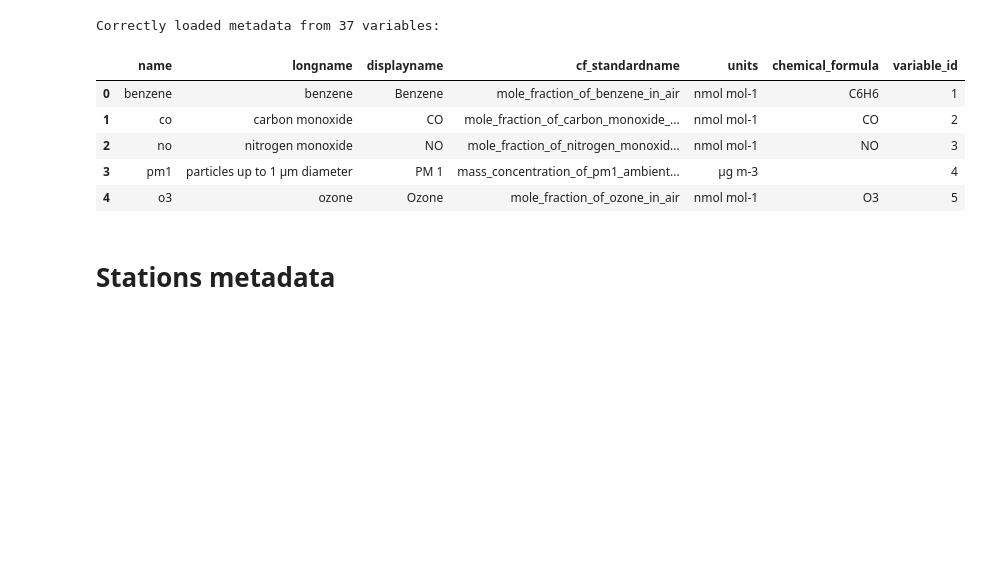
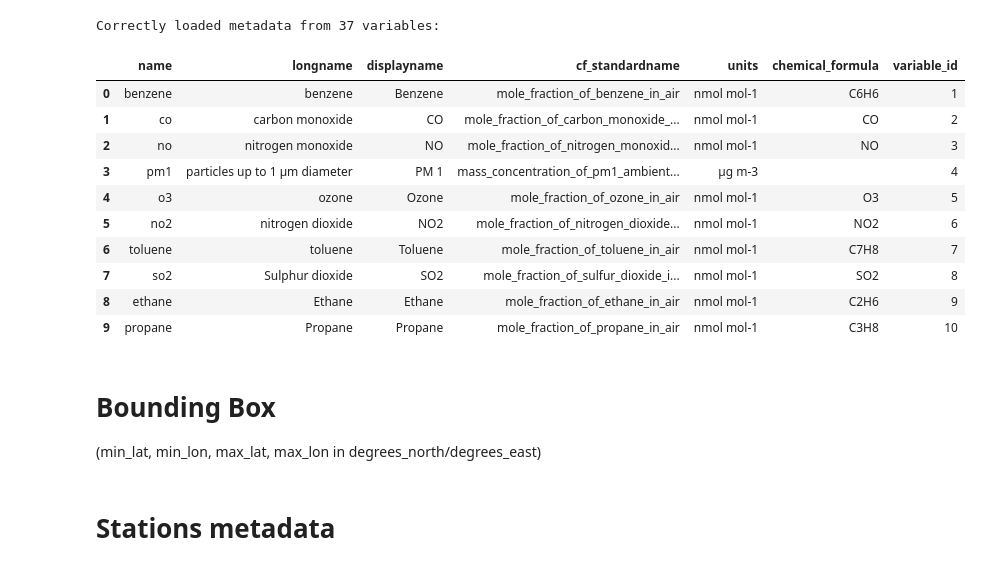
Before and after one commit to JMMorph/SpaceTimeForge, a Jupyter notebook: BlogTOAR1/createDatabase.ipynb, the cells around one changed output. Drawn from its saved outputs; the diff is of its cells as text; code cells hidden in the pictures; blank space fills up the shorter version.

```diff
--- a/BlogTOAR1/createDatabase.ipynb
+++ b/BlogTOAR1/createDatabase.ipynb
@@ -41,10 +22,7 @@ Bounding box: [-99.3649242  19.0487187 -98.9403028  19.5927572]
 # %% [markdown]
 # Variables metadata
 # %%
-params = {
-    'limit': 'None'
-}
-
+params = { 'limit': 'None'}
 response = requests.get(variables_url, headers=headers, params=params)
 # %%
 if response.status_code == 200:
@@ -58,11 +36,19 @@ Correctly loaded metadata from 37 variables:
 # %%
 variables_df = pd.DataFrame(variables_json)
 variables_df.rename(columns={'id': 'variable_id'}, inplace=True)
-variables_df.head(5)
+variables_df.head(10)
 # %% [output]
 |  | name | longname | displayname | cf_standardname | units | chemical_formula | variable_id |
 | 0 | benzene | benzene | Benzene | mole_fraction_of_benzene_in_air | nmol mol-1 | C6H6 | 1 |
 | 1 | co | carbon monoxide | CO | mole_fraction_of_carbon_monoxide_... | nmol mol-1 | CO | 2 |
 | 2 | no | nitrogen monoxide | NO | mole_fraction_of_nitrogen_monoxid... | nmol mol-1 | NO | 3 |
 | 3 | pm1 | particles up to 1 µm diameter | PM 1 | mass_concentration_of_pm1_ambient... | µg m-3 |  | 4 |
 | 4 | o3 | ozone | Ozone | mole_fraction_of_ozone_in_air | nmol mol-1 | O3 | 5 |
+| 5 | no2 | nitrogen dioxide | NO2 | mole_fraction_of_nitrogen_dioxide... | nmol mol-1 | NO2 | 6 |
+| 6 | toluene | toluene | Toluene | mole_fraction_of_toluene_in_air | nmol mol-1 | C7H8 | 7 |
+| 7 | so2 | Sulphur dioxide | SO2 | mole_fraction_of_sulfur_dioxide_i... | nmol mol-1 | SO2 | 8 |
+| 8 | ethane | Ethane | Ethane | mole_fraction_of_ethane_in_air | nmol mol-1 | C2H6 | 9 |
+| 9 | propane | Propane | Propane | mole_fraction_of_propane_in_air | nmol mol-1 | C3H8 | 10 |
+# %% [markdown]
+# Bounding Box
+(min_lat, min_lon, max_lat, max_lon in degrees_north/degrees_east)
```
Also changed, not shown: parts of 5 cells of this notebook, 1 other file.
